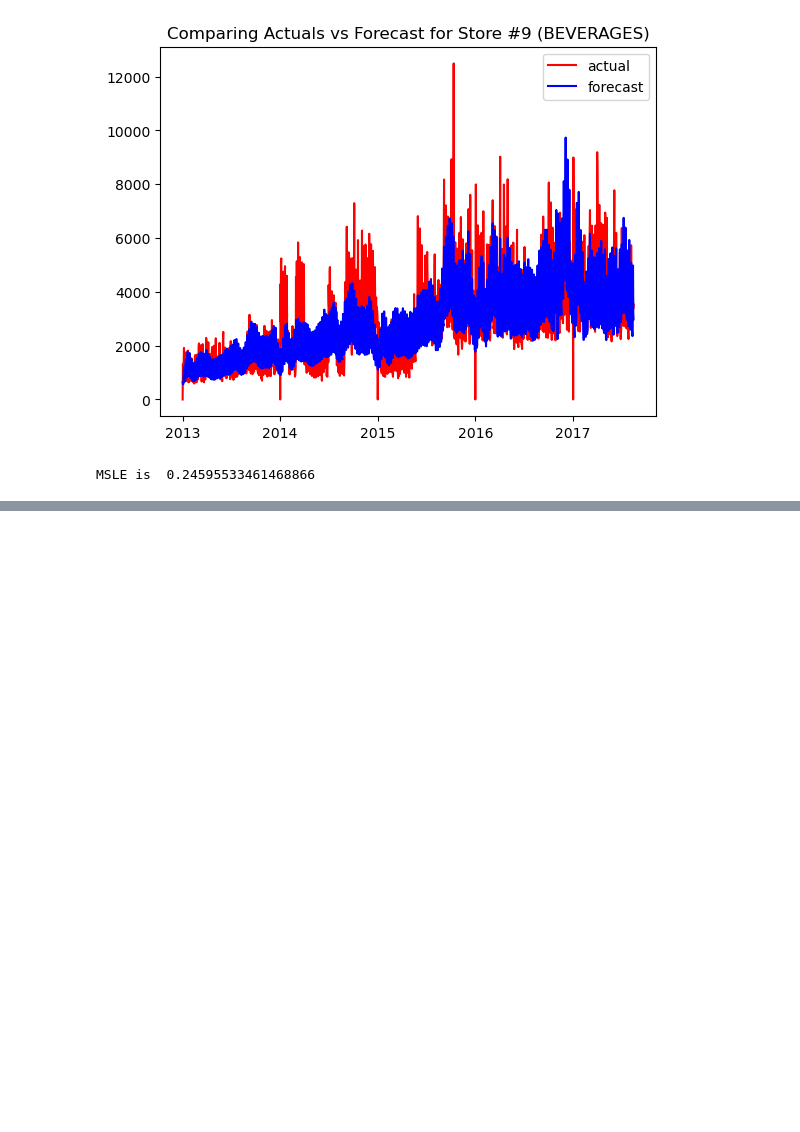
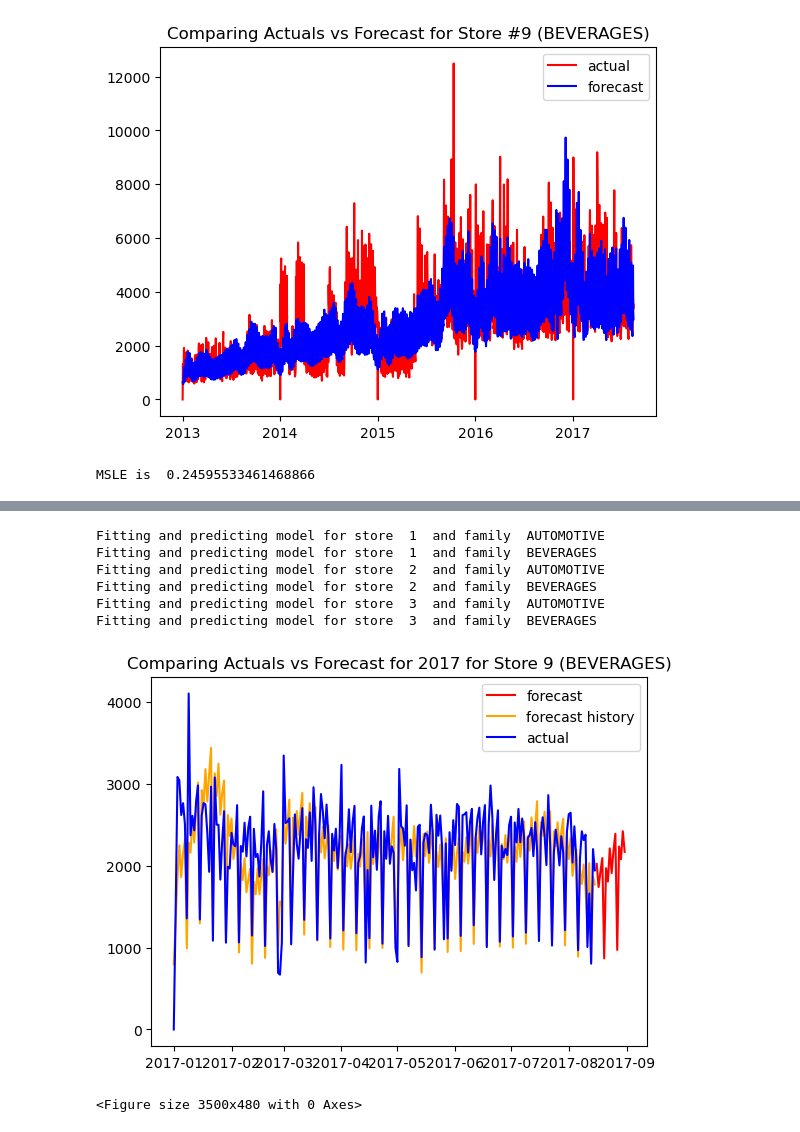
Before and after one commit to sgshaikh/StoreSales_TimeSeriesForecasting, a Jupyter notebook: ForecastStoreSales.ipynb, the cells around one changed output, grey strips where cells are left out. Saved outputs shown, nothing was run; the diff lists cells and outputs as text; code cells hidden in the pictures; blank space fills up the shorter version.

```diff
--- a/ForecastStoreSales.ipynb
+++ b/ForecastStoreSales.ipynb
@@ -967,0 +854,45 @@ plt.legend()
+# %%
+# iterate thorugh the lists to create a model and pridiction for each store/family
+
+prediction_train_df = pd.DataFrame()
+prediction_test_df = pd.DataFrame()
+
+
+for store in store_list:
+    for family in familiy_list:
+
+        df_train_p = df_train_m.query("store_nbr == @store and family == @family ").copy(deep=True)
+        df_test_p = df_test_m.query("store_nbr == @store and family == @family ").copy(deep=True)
+
+        model = Prophet()
+        model.add_regressor('dcoilwtico')
+        model.add_regressor('is_salary_day')
+        model.add_regressor('onpromotion')
+        model.add_regressor('national_holiday_ind')
+        model.add_regressor('regional_holiday_ind')
+        model.add_regressor('local_holiday_ind')
+
+        print('Fitting and predicting model for store ', store, ' and family ', family )
+        model.fit(df_train_p)
+
+
+        preds_train = model.predict(df_train_p)
+        preds_test = model.predict(df_test_p)
+
+
+        preds_train['store_nbr'] = store
+        preds_test['store_nbr'] = store
+
+        preds_train['family'] = family
+        preds_test['family'] = family
+
+
+        prediction_train_df= prediction_train_df.append(preds_train.copy())
+        prediction_test_df= prediction_test_df.append(preds_test.copy())
+# %% [output]
+Fitting and predicting model for store  1  and family  AUTOMOTIVE
+Fitting and predicting model for store  1  and family  BEVERAGES
+Fitting and predicting model for store  2  and family  AUTOMOTIVE
+Fitting and predicting model for store  2  and family  BEVERAGES
+Fitting and predicting model for store  3  and family  AUTOMOTIVE
+Fitting and predicting model for store  3  and family  BEVERAGES
@@ -967,0 +902,16 @@ plt.legend()
+# %%
+# get data for 2017 for store 9 beverages for plotting
+predict_chart = prediction_test_df[(prediction_test_df['ds']>='2017-01-01') & (prediction_test_df['store_nbr']==9) & (prediction_test_df['family']=='BEVERAGES')].copy()
+predict_hist_chart = prediction_train_df[(prediction_train_df['ds']>='2017-01-01') & (prediction_train_df['store_nbr']==9) & (prediction_train_df['family']=='BEVERAGES')].copy()
+actual_chart = df_train_m[(df_train_m['ds']>='2017-01-01') & (df_train_m['store_nbr']==9) & (df_train_m['family']=='BEVERAGES')].copy()
+# %%
+plt.plot(predict_chart['ds'] , predict_chart['sales_pred'], color='red' , label='forecast')
+plt.plot(predict_hist_chart['ds'] , predict_hist_chart['sales_pred'], color='orange' , label='forecast history')
+plt.plot(actual_chart['ds'] , np.expm1(actual_chart['y']), color='blue' , label='actual')
+plt.title('Comparing Actuals vs Forecast for 2017 for Store 9 (BEVERAGES)')
+plt.legend()
+plt.figure().set_figwidth(35)
+plt.show()
+# %% [output]
+[figure, added]
+<Figure size 3500x480 with 0 Axes>
```
Also changed, not shown: parts of 47 cells of this notebook.
